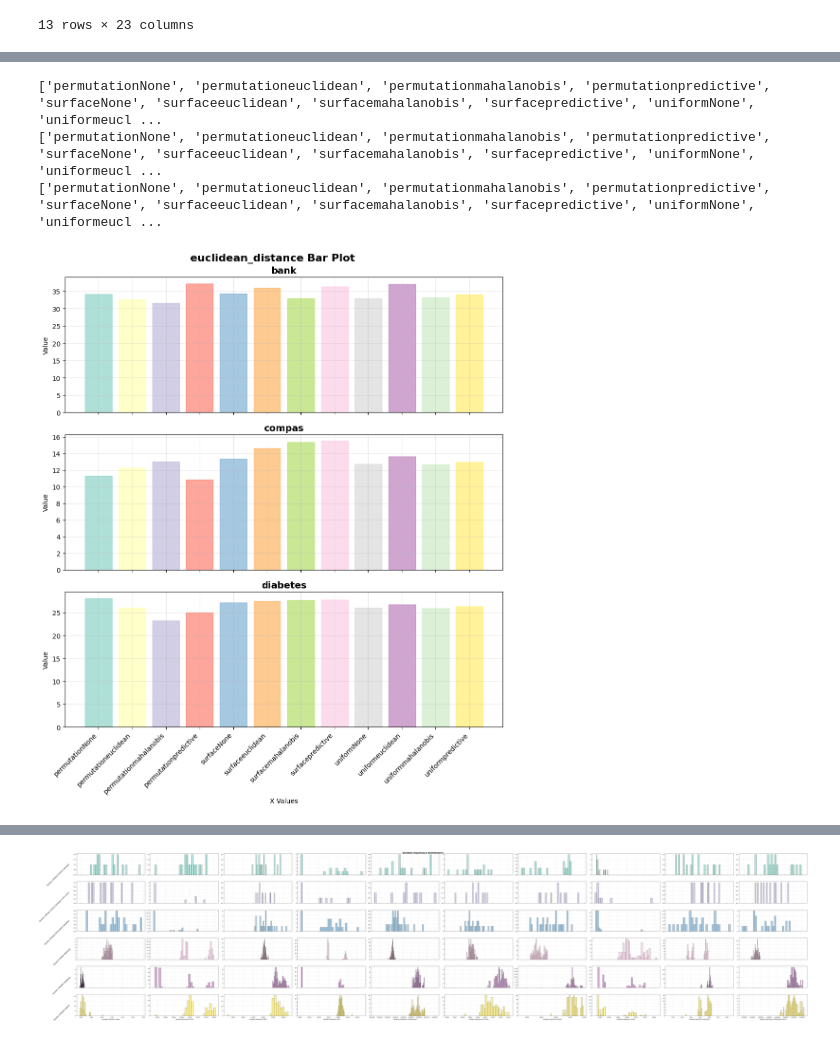
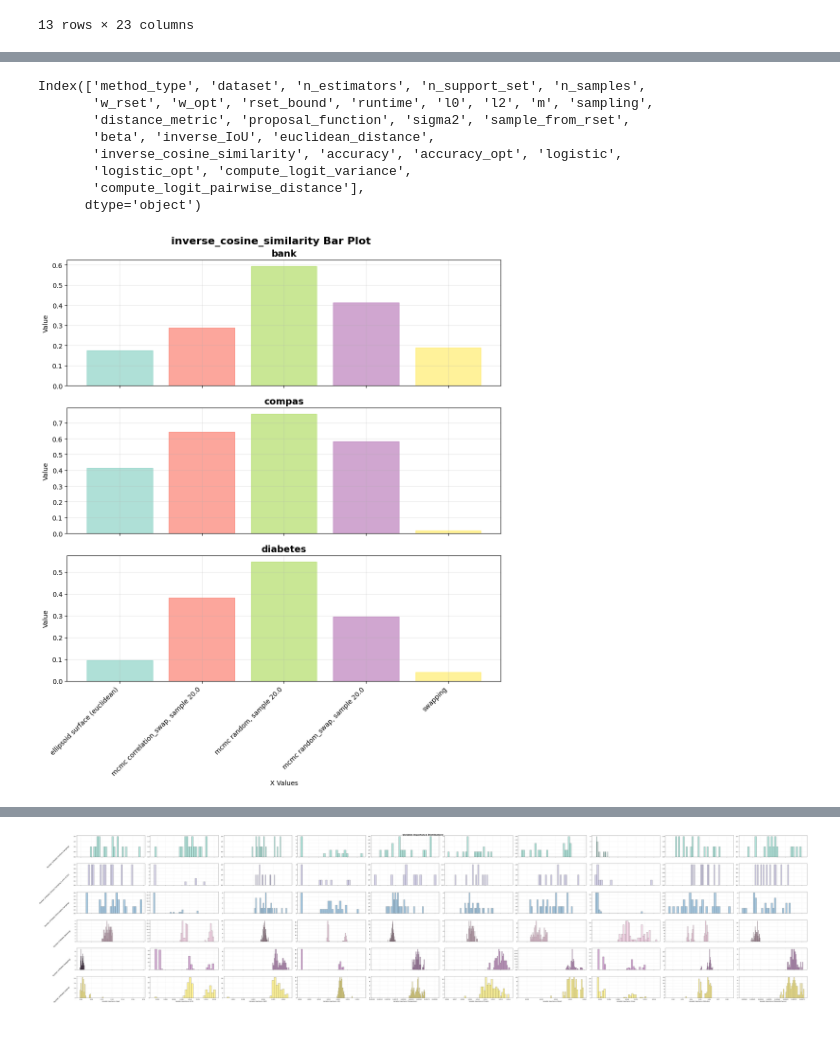
Before and after one commit to chrisli36/gam-rashoman-set, a Jupyter notebook: method_scripts/evaluation.ipynb, the cells around one changed output, grey strips where cells are left out. Cells and saved outputs as stored; diff of their text form; code cells hidden in the pictures.

```diff
--- a/method_scripts/evaluation.ipynb
+++ b/method_scripts/evaluation.ipynb
@@ -264,27 +290,19 @@ def show_loss_distributions(all_datasets_results, dn, loss_type):
     df = all_datasets_results[dn]
     plotter = MultiPlotter(title=f"{dn} - {loss_type} Loss Distributions")
     for i, row in df.iterrows():
-        if row['method_type'] == MethodType.SWAPPING:
-            label = row['method_type'].value
-            continue
-        elif row['method_type'] == MethodType.ELLIPSOID:
-            label = row['method_type'].value + row['sampling']
-            if row['distance_metric']:
-                label += f" ({row['distance_metric']})"
-        else:
-            print("yooo")
         losses = row[loss_type]
         opt_loss = row[loss_type + '_opt']
-        plotter.add_distribution(losses, label, opt_loss)
+        plotter.add_distribution(losses, get_label(row), opt_loss)
     plotter.plot_distributions()
 
 def get_bar_plot(all_datasets_results, metric):
     plotter = MultiPlotter(title=f"{metric} Bar Plot")
     for dname, df in all_datasets_results.items():
-        # make a list (one element per row) that concatenates the sampling and distance metric
-        methods = [row['sampling'] + str(row['distance_metric']) for _, row in df.iterrows() if row['method_type'] != MethodType.SWAPPING]
-        print(methods)
-        plotter.add_bar(df[metric].to_list()[:12], dname, methods)
+        labels = [get_label(row) for _, row in df.iterrows()]
+        list_of_mean_and_cis = df[metric].to_list()
+        if metric in PREDICTION_METRICS:
+            list_of_mean_and_cis = [Metrics.get_mean_and_ci(distribution) for distribution in list_of_mean_and_cis]
+        plotter.add_bar(list_of_mean_and_cis, dname, labels)
     fig = plotter.plot_bar_charts()
     return fig
 
@@ -293,7 +311,7 @@ def get_gam(all_datasets_results, dname, n_samples=100):
     df = all_datasets_results[dname]
     for i, row in df.iterrows():
         dataset = Results.load_dataset(f"../results/{dname}", {'l0': 0.001, 'l2': 0.001})
-        plotter.add_shape_function(np.array(dataset['bin_header'][1:]), row['w_rset'][:n_samples, 1:], row['method_type'].value)
+        plotter.add_shape_function(np.array(dataset['bin_header'][1:]), row['w_rset'][:n_samples, 1:], get_label(row))
     fig = plotter.plot_shape_functions()
     return fig
 
@@ -345,13 +363,14 @@ def show_swapping_percentages(all_dataset_results, dname):
 
 def get_table_results(all_dataset_results):
     details = ['dataset', 'method']
-    metrics = ['accuracy', 'iou', 'logit_variances', 'logit_distances', 'hamming']
-    feature_based_metrics = ['feature_to_shape_differences', 'feature_to_shape_diversities']
+    metrics = ['accuracy', 'inverse_IoU', 'euclidean_distance', 'inverse_cosine_similarity'] #'compute_logit_variance', 'compute_logit_pairwise_distance', 'hamming']
+    # feature_based_metrics = ['feature_to_shape_differences', 'feature_to_shape_diversities']
 
     combined_df = pd.DataFrame()
     for dname, df in all_dataset_results.items():
-        df = df[details + metrics + feature_based_metrics]
-        df[metrics] = df[metrics].applymap(lambda v: f"{round(v[0], 3)} ({round(v[1][0], 3)}, {round(v[1][1], 3)})")
+        df['method'] = [get_label(row) for _, row in df.iterrows()]
+        df = df[details + metrics].copy()
+        df[metrics] = df[metrics].applymap(lambda v: round(v[0], 3))
         combined_df = pd.concat([combined_df, df], ignore_index=True)
     return combined_df
 # %% [markdown]
@@ -411,9 +436,17 @@ show_loss_distributions(all_datasets_results, "bank", "accuracy")
+# %%
+all_datasets_results['bank'].columns
+# %% [output]
+Index(['method_type', 'dataset', 'n_estimators', 'n_support_set', 'n_samples',
+       'w_rset', 'w_opt', 'rset_bound', 'runtime', 'l0', 'l2', 'm', 'sampling',
+       'distance_metric', 'proposal_function', 'sigma2', 'sample_from_rset',
+       'beta', 'inverse_IoU', 'euclidean_distance',
+       'inverse_cosine_similarity', 'accuracy', 'accuracy_opt', 'logistic',
+       'logistic_opt', 'compute_logit_variance',
+       'compute_logit_pairwise_distance'],
+      dtype='object')
 # %%
-bar_metrics = ['accuracy', 'logistic', 'hamming', 'iou', 'euclidean', 'cosine', 'logit_variances', 'logit_distances']
-bar_plot = get_bar_plot(all_datasets_results, 'euclidean_distance')
+bar_metrics = ['accuracy', 'logistic', 'hamming', 'inverse_IoU', 'euclidean_distance', 'inverse_cosine_similarity', 'logit_variances', 'logit_distances']
+bar_plot = get_bar_plot(all_datasets_results, 'inverse_cosine_similarity')
 # %% [output]
-['permutationNone', 'permutationeuclidean', 'permutationmahalanobis', 'permutationpredictive', 'surfaceNone', 'surfaceeuclidean', 'surfacemahalanobis', 'surfacepredictive', 'uniformNone', 'uniformeucl ...
-['permutationNone', 'permutationeuclidean', 'permutationmahalanobis', 'permutationpredictive', 'surfaceNone', 'surfaceeuclidean', 'surfacemahalanobis', 'surfacepredictive', 'uniformNone', 'uniformeucl ...
-['permutationNone', 'permutationeuclidean', 'permutationmahalanobis', 'permutationpredictive', 'surfaceNone', 'surfaceeuclidean', 'surfacemahalanobis', 'surfacepredictive', 'uniformNone', 'uniformeucl ...
-[figure, old version]
+[figure, new version]
 # %%
```
Also changed, not shown: parts of 7 cells of this notebook.
